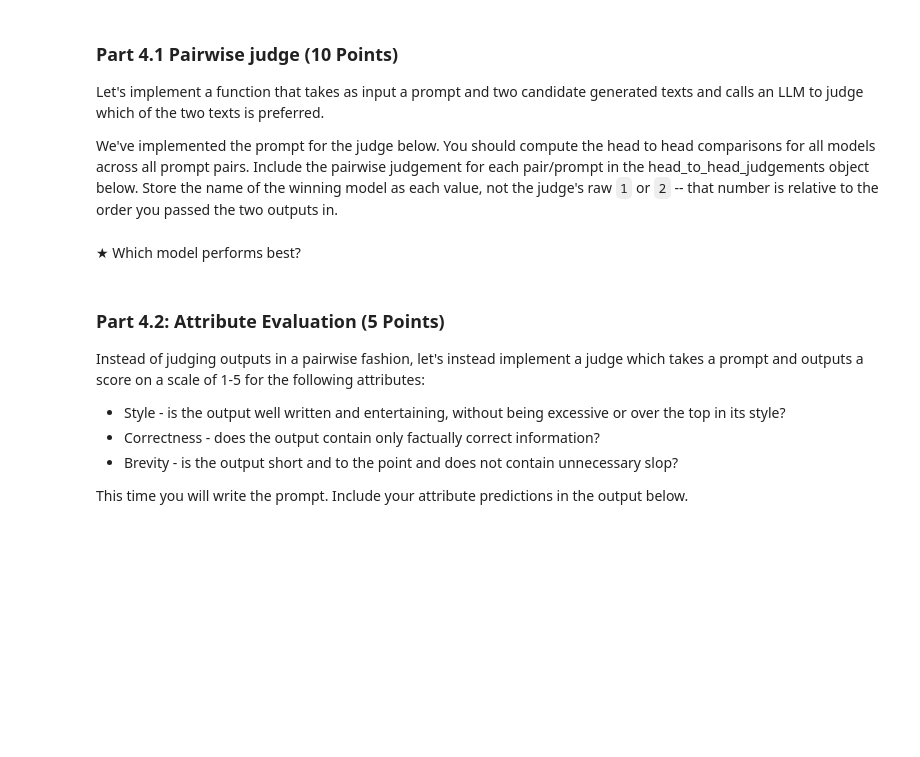
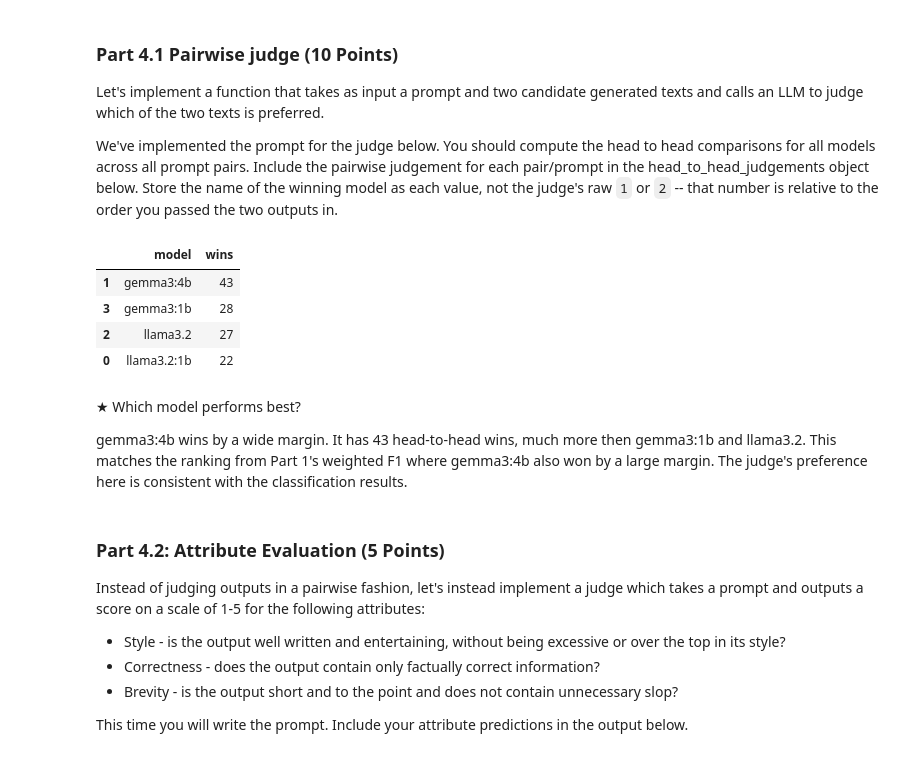
Before and after one commit to sgslay/sgslay, a Jupyter notebook: HW1.ipynb, the cells around one changed output. Cells and saved outputs as stored; diff of their text form; code cells hidden in the pictures; blank space fills up the shorter version.

```diff
--- a/HW1.ipynb
+++ b/HW1.ipynb
@@ -972,3 +1103,12 @@ def bleu(pred, ref):
+# %%
+def bleu(pred, ref):
+    precisions = [ng_prec(pred, ref, n) for n in (1, 2, 3, 4)]
+    precisions = [p if p > 0 else 1e-7 for p in precisions]
+
+    geo_mean = math.exp(sum(math.log(p) for p in precisions) / 4)
+    bp = brev_pen(pred, ref)
+
+    return bp * geo_mean
 # %% [markdown]
 ★ Generate a table computing the bleu score for all model outputs for each language pair.
 # %%
@@ -1085,7 +1309,26 @@ head_to_head_judgements = [{str((model_a, model_b)): None for model_a in models
 
 save_results(head_to_head_judgements, "results/head_to_head_judgements.json")
-# %% [markdown]
-★ Which model performs best?
+# %%
+from collections import Counter
+
+win_counts = Counter()
+for round_judgements in head_to_head_judgements:
+    for winner in round_judgements.values():
+        if winner is not None:
+            win_counts[winner] += 1
+
+win_table = pd.DataFrame(win_counts.items(), columns=["model", "wins"]).sort_values("wins", ascending=False)
+win_table
+# %% [output]
+|  | model | wins |
+| 1 | gemma3:4b | 43 |
+| 3 | gemma3:1b | 28 |
+| 2 | llama3.2 | 27 |
+| 0 | llama3.2:1b | 22 |
+# %% [markdown]
+★ Which model performs best?
+
+gemma3:4b wins by a wide margin. It has 43 head-to-head wins, much more then gemma3:1b and llama3.2. This matches the ranking from Part 1's weighted F1 where gemma3:4b also won by a large margin. The judge's preference here is consistent with the classification results.
 # %% [markdown]
 ### Part 4.2: Attribute Evaluation (5 Points)
 
```
Also changed, not shown: parts of 38 cells of this notebook.
